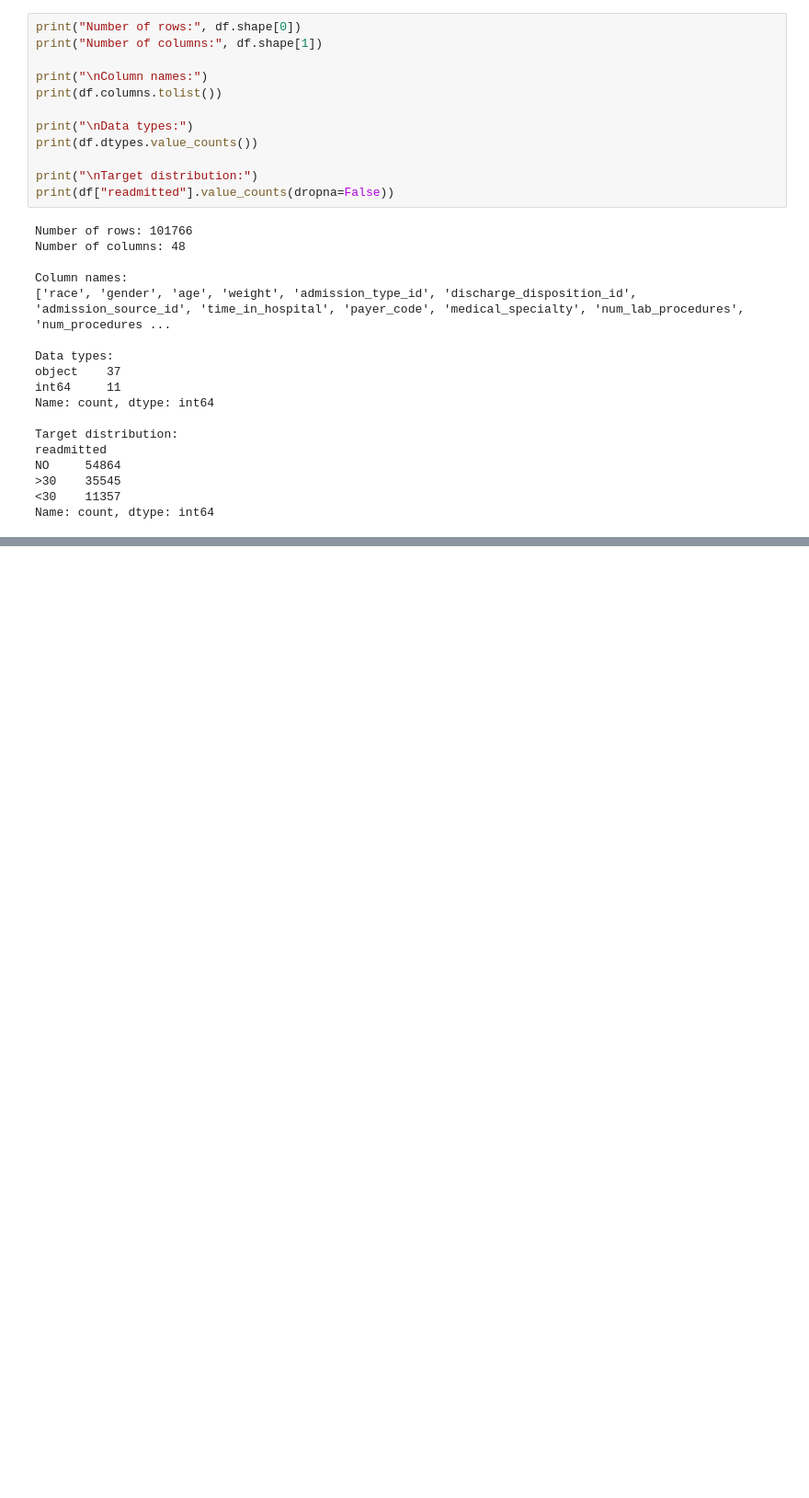
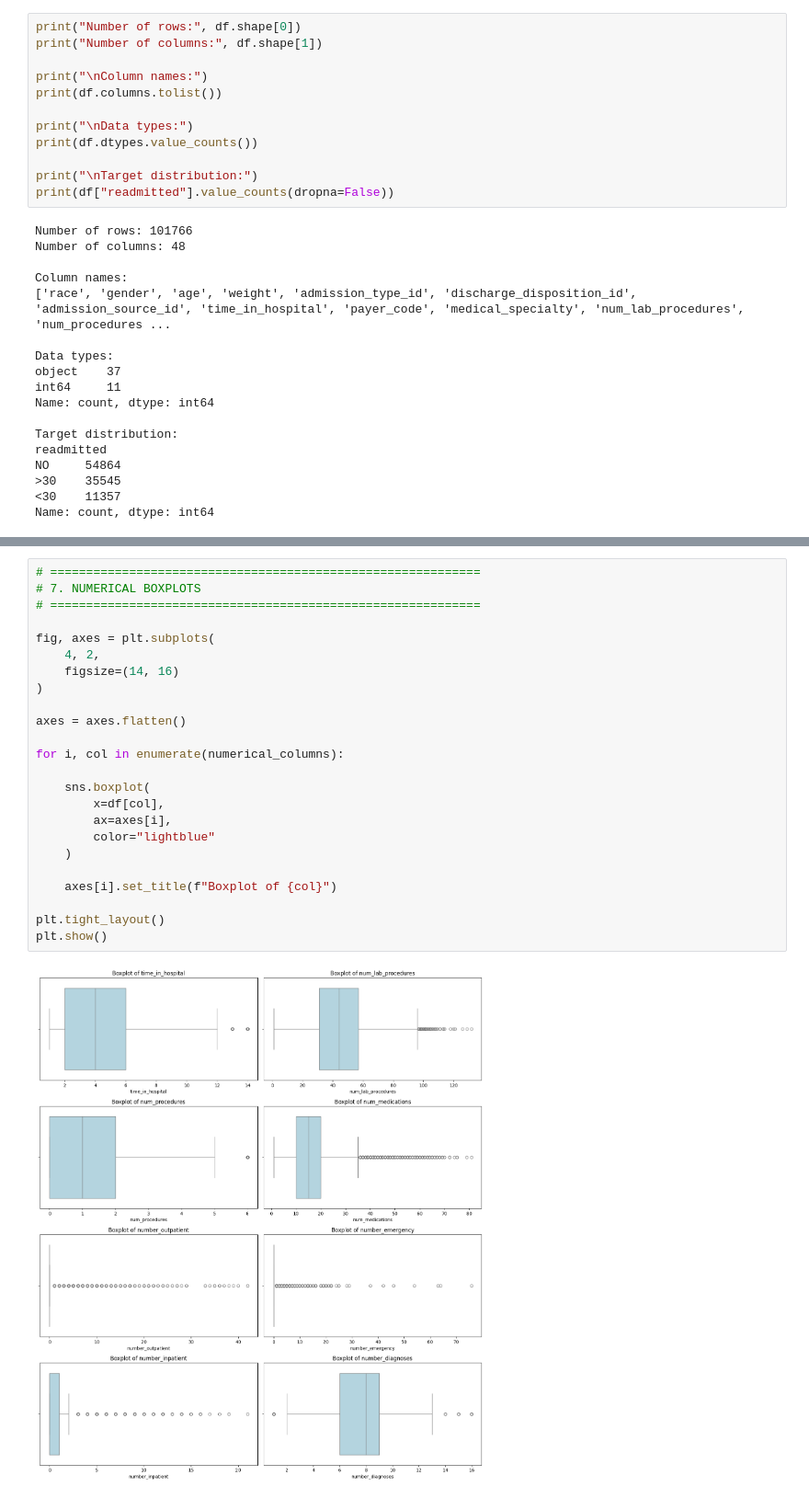
Before and after one commit to ayanasanthoshkhan/synthetic-clinical-data-generation, a Jupyter notebook: notebooks/01_dataset_eda.ipynb, the cells around one changed output, grey strips where cells are left out. Shown at 92% size. Drawn from its saved outputs; the diff is of its cells as text; blank space fills up the shorter version.

```diff
--- a/notebooks/01_dataset_eda.ipynb
+++ b/notebooks/01_dataset_eda.ipynb
@@ -99,0 +470,26 @@ Name: count, dtype: int64
+# %%
+# ============================================================
+# 7. NUMERICAL BOXPLOTS
+# ============================================================
+
+fig, axes = plt.subplots(
+    4, 2,
+    figsize=(14, 16)
+)
+
+axes = axes.flatten()
+
+for i, col in enumerate(numerical_columns):
+
+    sns.boxplot(
+        x=df[col],
+        ax=axes[i],
+        color="lightblue"
+    )
+
+    axes[i].set_title(f"Boxplot of {col}")
+
+plt.tight_layout()
+plt.show()
+# %% [output]
+[figure, added]
```
Also changed, not shown: parts of 48 cells of this notebook.
